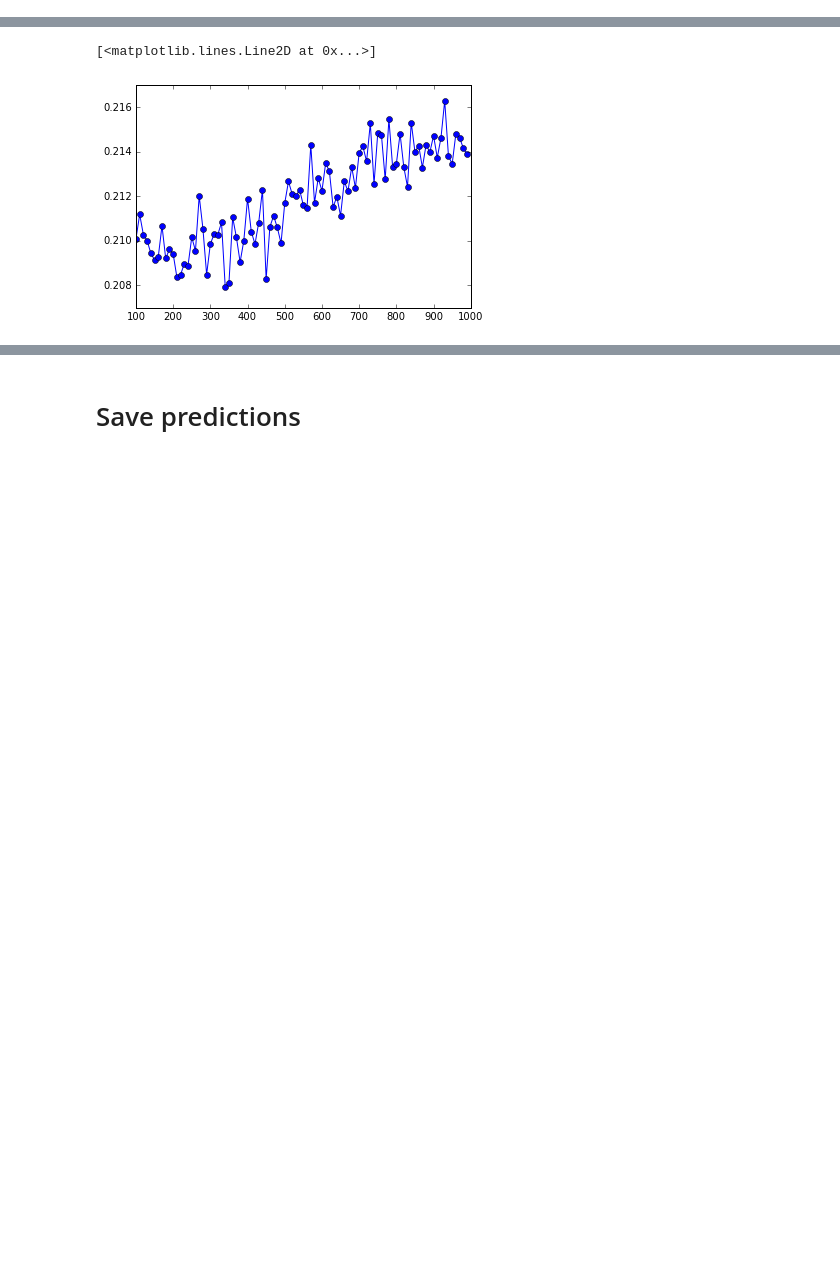
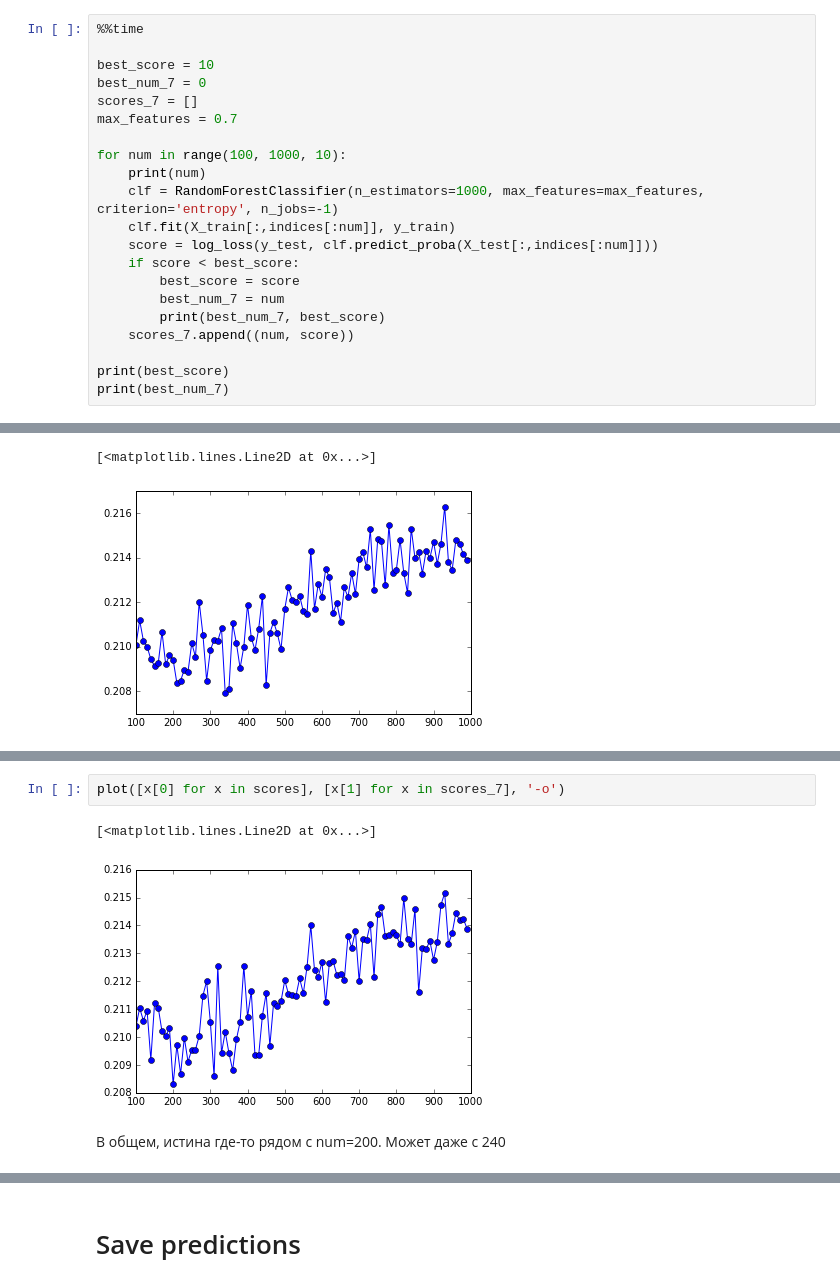
Before and after one commit to alexsyrom/SHAD_ML_KAGGLE_2, a Jupyter notebook: solution.ipynb, the cells around one changed output, grey strips where cells are left out. Cells and saved outputs as stored; diff of their text form; blank space fills up the shorter version.

```diff
--- a/solution.ipynb
+++ b/solution.ipynb
@@ -256,0 +335,21 @@ Wall time: 3h 36min 48s
+# %%
+%%time
+
+best_score = 10
+best_num_7 = 0
+scores_7 = []
+max_features = 0.7
+
+for num in range(100, 1000, 10):
+    print(num)
+    clf = RandomForestClassifier(n_estimators=1000, max_features=max_features, criterion='entropy', n_jobs=-1)
+    clf.fit(X_train[:,indices[:num]], y_train)
+    score = log_loss(y_test, clf.predict_proba(X_test[:,indices[:num]]))
+    if score < best_score:
+        best_score = score
+        best_num_7 = num
+        print(best_num_7, best_score)
+    scores_7.append((num, score))
+
+print(best_score)
+print(best_num_7)
@@ -261,0 +389,7 @@ plot([x[0] for x in scores], [x[1] for x in scores], '-o')
+# %%
+plot([x[0] for x in scores], [x[1] for x in scores_7], '-o')
+# %% [output]
+[<matplotlib.lines.Line2D at 0x...>]
+[figure, added]
+# %% [markdown]
+В общем, истина где-то рядом с num=200. Может даже с 240
```
Also changed, not shown: parts of 10 cells of this notebook, 5 other files.
